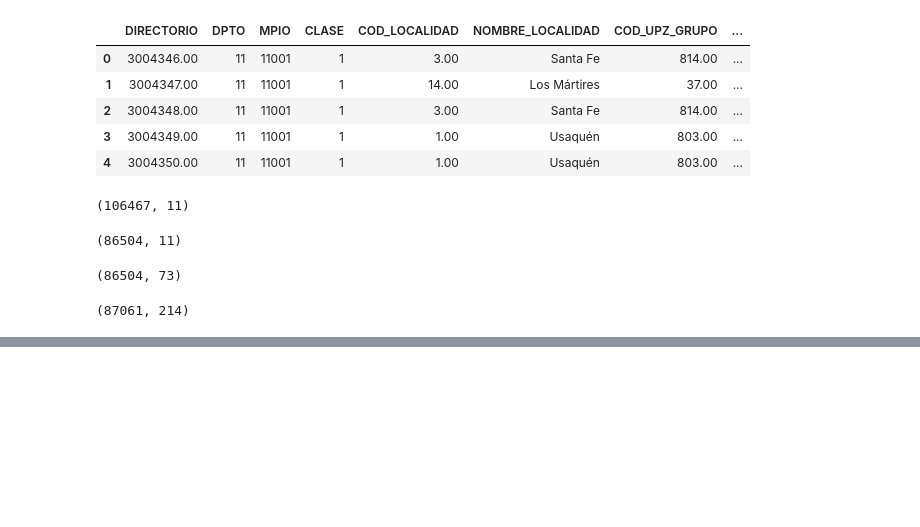
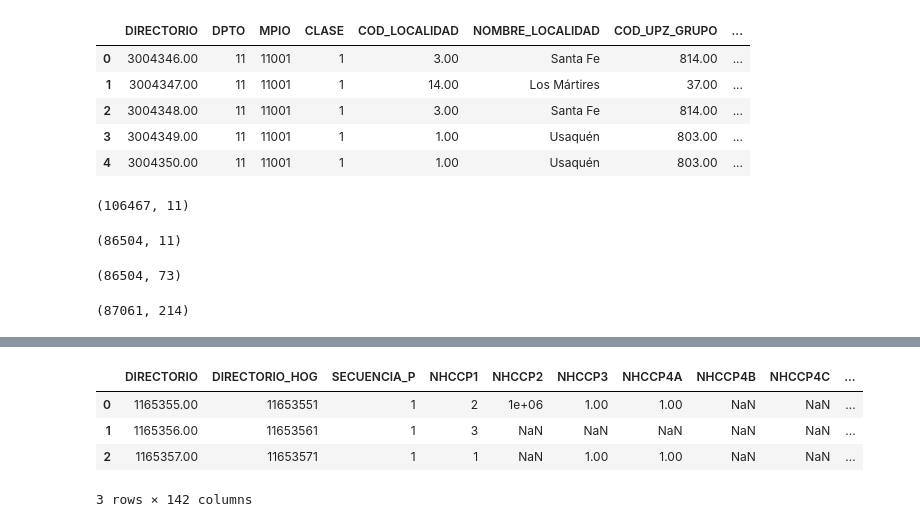
Before and after one commit to Julidmz/Data_Inmersion, a Jupyter notebook: DATA_INMERSION_AULA_3.ipynb, the cells around one changed output, grey strips where cells are left out. Drawn from its saved outputs; the diff is of its cells as text; code cells hidden in the pictures; blank space fills up the shorter version.

```diff
--- a/DATA_INMERSION_AULA_3.ipynb
+++ b/DATA_INMERSION_AULA_3.ipynb
@@ -281,0 +319,8 @@ datos_dane.shape
+# %%
+datos_c.head(3)
+# %% [output]
+|  | DIRECTORIO | DIRECTORIO_HOG | SECUENCIA_P | NHCCP1 | NHCCP2 | NHCCP3 | NHCCP4A | NHCCP4B | NHCCP4C | ... |
+| 0 | 1165355.00 | 11653551 | 1 | 2 | 1e+06 | 1.00 | 1.00 | NaN | NaN | ... |
+| 1 | 1165356.00 | 11653561 | 1 | 3 | NaN | NaN | NaN | NaN | NaN | ... |
+| 2 | 1165357.00 | 11653571 | 1 | 1 | NaN | 1.00 | 1.00 | NaN | NaN | ... |
+3 rows × 142 columns
```
Also changed, not shown: parts of 19 cells of this notebook.
